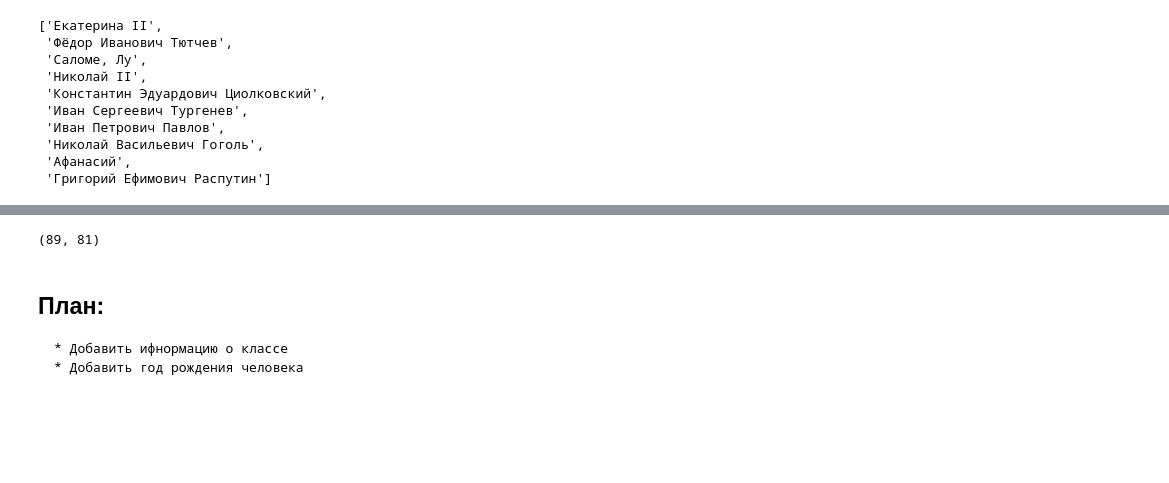
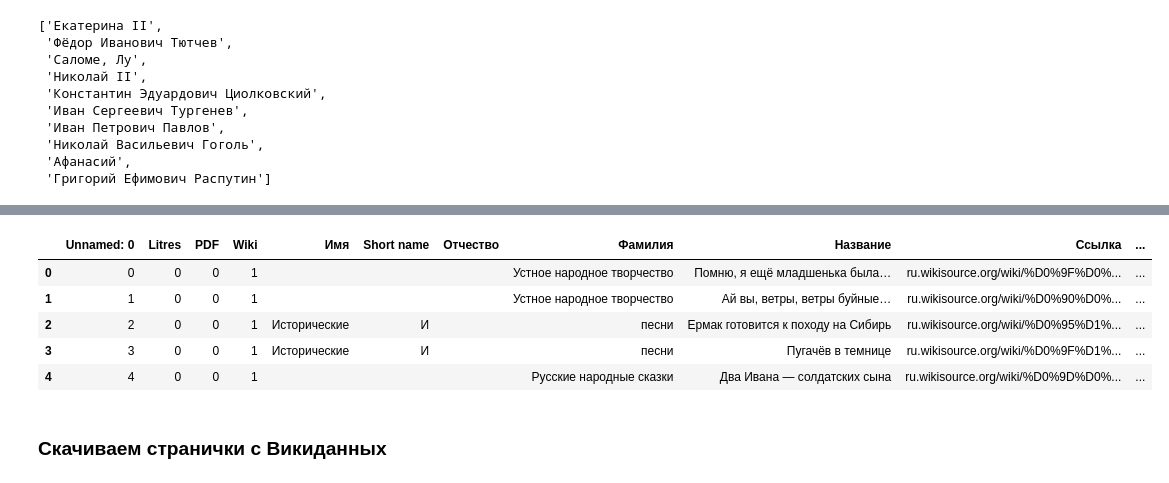
Before and after one commit to Stoneberry/School_corpora, a Jupyter notebook: Учебный корпус.ipynb, the cells around one changed output, grey strips where cells are left out. Cells and saved outputs as stored; diff of their text form; code cells hidden in the pictures; blank space fills up the shorter version.

```diff
--- a/Учебный корпус.ipynb
+++ b/Учебный корпус.ipynb
@@ -722,3 +765,5 @@ wikidata_7k[:10]
  'Николай Васильевич Гоголь',
  'Афанасий',
  'Григорий Ефимович Распутин']
+# %%
+wikidata_45 = open_json('russian_45.json')
@@ -725,13 +783,20 @@ wikidata_7k[:10]
 # %%
 # Сергей Александрович Есенин
+#Лжедмитрий I
 # Лу Синь
 # Канарис, Вильгельм Франц
 
 wiki_data_surnames = set()
 
-for line in wikidata_7k:
+for arr in [wikidata_7k, wikidata_45]:
 
-    if ',' in line: ans = line.split(',')[0]
-    else: ans = line.split(' ')[-1]
+    for line in arr:
 
-    wiki_data_surnames.add(ans)
+        if ',' in line: ans = line.split(',')[0]
+        else:
+            anss = line.split(' ')
+            if len(anss) > 1:
+                ans = line.split(' ')[-1]
+            else: ans = line
+
+        wiki_data_surnames.add(ans)
@@ -754,8 +807,22 @@ len(wiki_data_surnames)
-# %%
-len(yes), len(no)
-# %% [output]
-(89, 81)
-# %% [markdown]
-## План:
-    * Добавить ифнормацию о классе
-    * Добавить год рождения человека
+# %%
+dago_70 = []
+
+for name in data['Фамилия']:
+
+    if name in wiki_data_surnames:
+        dago_70.append(0)
+    else:
+        dago_70.append(1)
+# %%
+data['Авт. Права'] = dago_70
+# %%
+data.head()
+# %% [output]
+|  | Unnamed: 0 | Litres | PDF | Wiki | Имя | Short name | Отчество | Фамилия | Название | Ссылка | ... |
+| 0 | 0 | 0 | 0 | 1 |  |  |  | Устное народное творчество | Помню, я ещё младшенька была… | ru.wikisource.org/wiki/%D0%9F%D0%... | ... |
+| 1 | 1 | 0 | 0 | 1 |  |  |  | Устное народное творчество | Ай вы, ветры, ветры буйные… | ru.wikisource.org/wiki/%D0%90%D0%... | ... |
+| 2 | 2 | 0 | 0 | 1 | Исторические | И |  | песни | Ермак готовится к походу на Сибирь | ru.wikisource.org/wiki/%D0%95%D1%... | ... |
+| 3 | 3 | 0 | 0 | 1 | Исторические | И |  | песни | Пугачёв в темнице | ru.wikisource.org/wiki/%D0%9F%D1%... | ... |
+| 4 | 4 | 0 | 0 | 1 |  |  |  | Русские народные сказки | Два Ивана — солдатских сына | ru.wikisource.org/wiki/%D0%9D%D0%... | ... |
+# %% [markdown]
+### Скачиваем странички с Викиданных
```
Also changed, not shown: parts of 40 cells of this notebook.
